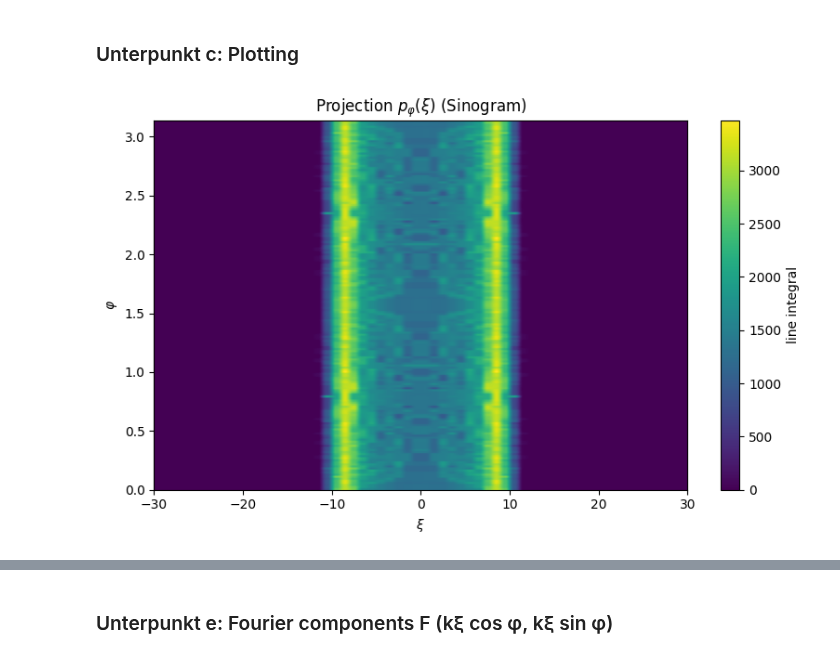
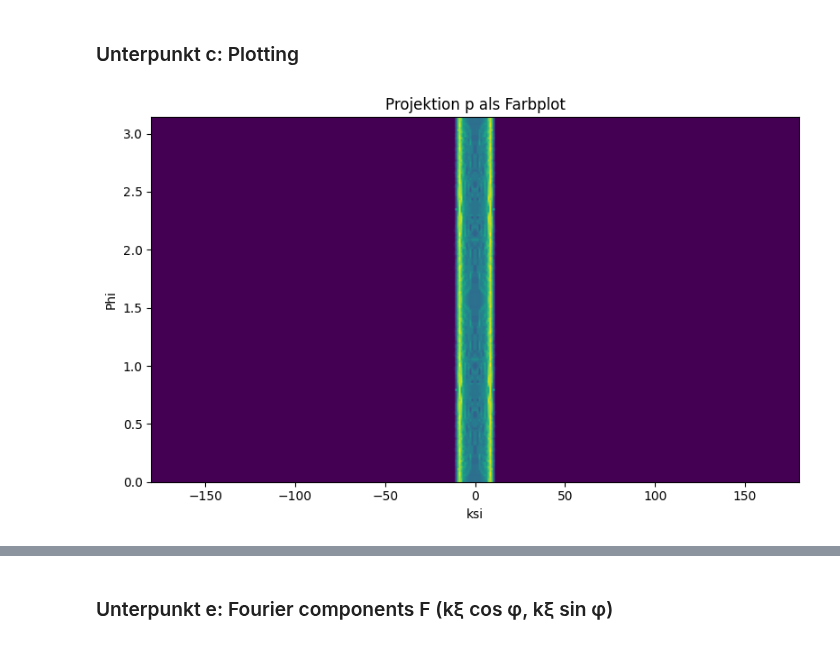
Before and after one commit to OverAmpJinx/CompPhyWS25, a Jupyter notebook: Assignment2/a21forwardtrafo.ipynb, the cells around one changed output, grey strips where cells are left out. Drawn from its saved outputs; the diff is of its cells as text; code cells hidden in the pictures.

```diff
--- a/Assignment2/a21forwardtrafo.ipynb
+++ b/Assignment2/a21forwardtrafo.ipynb
@@ -32,17 +32,17 @@ print(data.shape) #ahh okay
 M = data.shape[0]
 N= data.shape[1]
 
-ksi_interval = np.linspace(-N/2 ,N/2 ,N)
-eta_interval = np.linspace(-np.sqrt((M**2)+(N**2))/2, np.sqrt((M**2)+(N**2))/2 ,M)
-phi_interval = np.linspace(0, 1*np.pi, 180)
+ksi_interval = np.linspace(-N/2 ,N/2 ,N) #Ksi Intervall
+eta_interval = np.linspace(-np.sqrt((M**2)+(N**2))/2, np.sqrt((M**2)+(N**2))/2 ,M) #Eta Intervall
+phi_interval = np.linspace(0, 1*np.pi, 180) #Phi Intervall
 
 p_phi = np.zeros((len(phi_interval),len(ksi_interval))) #p array erzeugen
-delta_eta = eta_interval[1] - eta_interval[0]
+delta_eta = eta_interval[1] - eta_interval[0] #Schrittweite Eta
 
-cx = (N-1) / 2.0 #center x
-cy = (M-1) / 2.0  #center y
+cx = (N-1) /2 #center x
+cy = (M-1) /2  #center y
 
-#forward transform
+#Forward transform -
 for p in range(len(phi_interval)):
     phi = phi_interval[p]
     for i in range(N):
@@ -56,7 +56,6 @@ for p in range(len(phi_interval)):
             y_int = int(np.round(y + cy))
             if 0 <= x_int < N and 0 <= y_int < M:
                 sum= sum+data[y_int,x_int]
-
         p_phi[p,i] = sum*delta_eta
 # %% [output]
 (360, 360)
@@ -65,19 +64,17 @@ for p in range(len(phi_interval)):
 # %%
 plt.figure(figsize=(8,5))
 plt.imshow(
     p_phi,
     extent=[ksi_interval[0], ksi_interval[-1], phi_interval[0], phi_interval[-1]],
     aspect='auto',
     origin='lower',
     cmap='viridis'
 )
-plt.xlabel(r'$\xi$')
-plt.xlim(-30,30) # ranzoomen
-plt.ylabel(r'$\varphi$')
-plt.title(r'Projection $p_{\varphi}(\xi)$ (Sinogram)')
-cbar = plt.colorbar()
-cbar.set_label('line integral')
+plt.xlabel('ksi')
+# plt.xlim(-30,30) # ranzoomen wenn man möchte
+plt.ylabel('Phi')
+plt.title('Projektion p als Farbplot')
 plt.tight_layout()
 plt.show()
 # %% [output]
-[figure, old version]
+[figure, new version]
```
Also changed, not shown: parts of 3 cells of this notebook.
